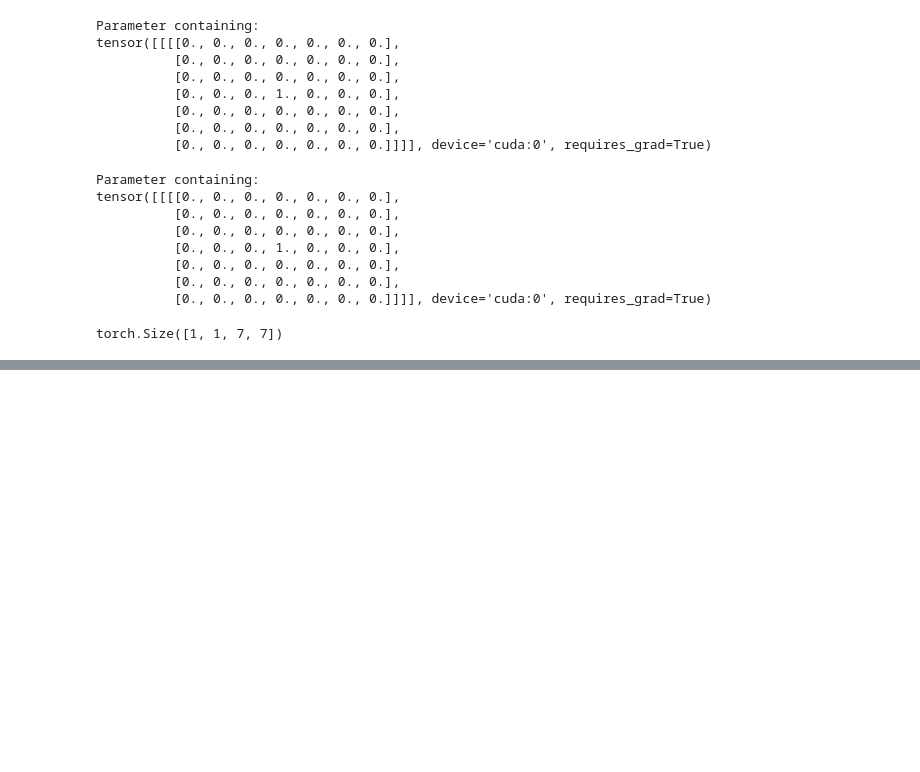
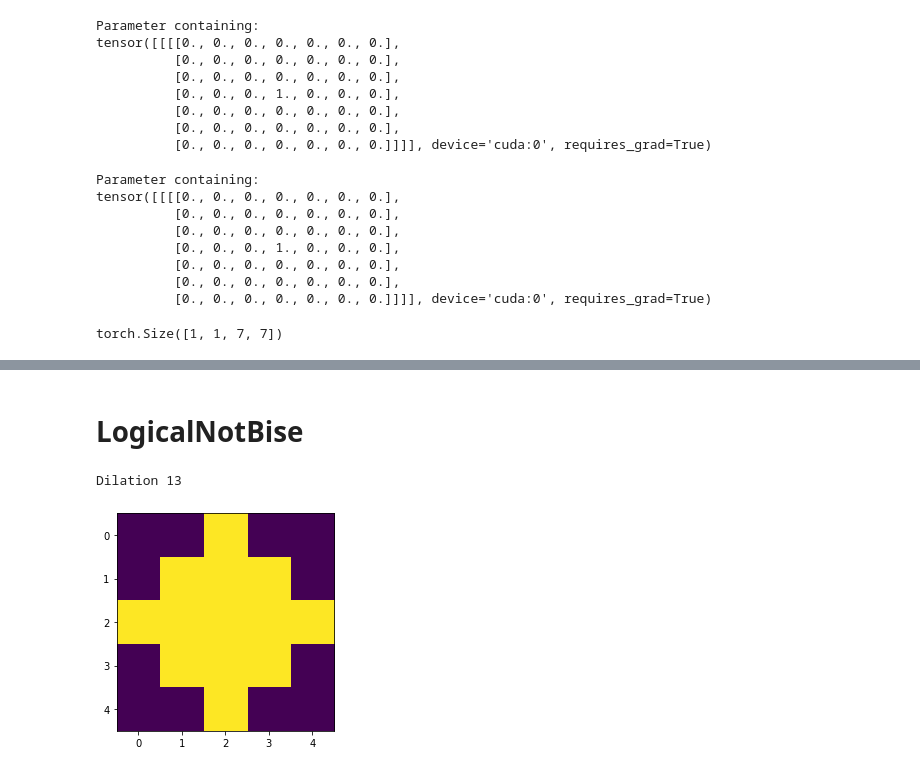
Before and after one commit to TheodoreAouad/3d_segm, a Jupyter notebook: Notebooks/DeepMorpho.ipynb, the cells around one changed output, grey strips where cells are left out. Saved outputs shown, nothing was run; the diff lists cells and outputs as text; code cells hidden in the pictures; blank space fills up the shorter version.

```diff
--- a/Notebooks/DeepMorpho.ipynb
+++ b/Notebooks/DeepMorpho.ipynb
@@ -704,0 +711,23 @@ torch.Size([1, 1, 7, 7])
+# %% [markdown]
+# LogicalNotBise
+# %%
+reload_modules()
+
+morp_operation = 'Dilation'
+
+selem = morp.disk(2)
+plt.imshow(selem)
+print(morp_operation, selem.sum())
+
+dataloader = mrda.get_loader(
+    batch_size=32,
+    n_inputs=500_000,
+    random_gen_fn=gfo3.get_random_rotated_diskorect,
+    random_gen_args={'size': (50, 50), 'n_shapes': 15, 'max_shape': (15, 15), 'p_invert': .5},
+    device=device,
+    selem=selem,
+    morp_operation=morp_operation,
+)
+# %% [output]
+Dilation 13
+[figure, added]
```
Also changed, not shown: parts of 13 cells of this notebook, 6 other files.
